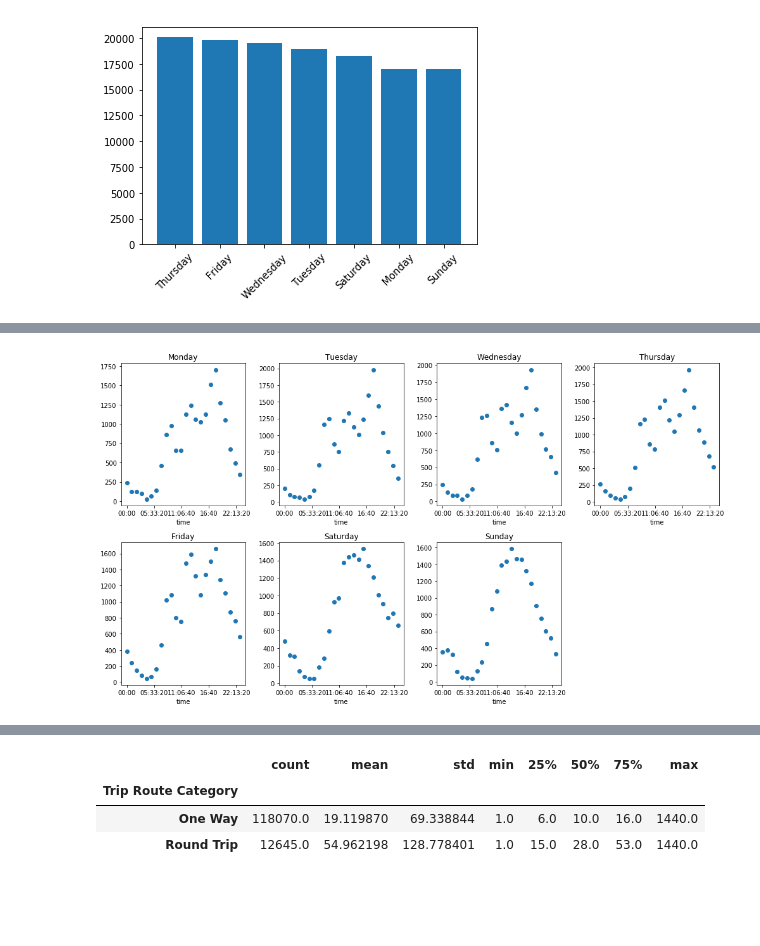
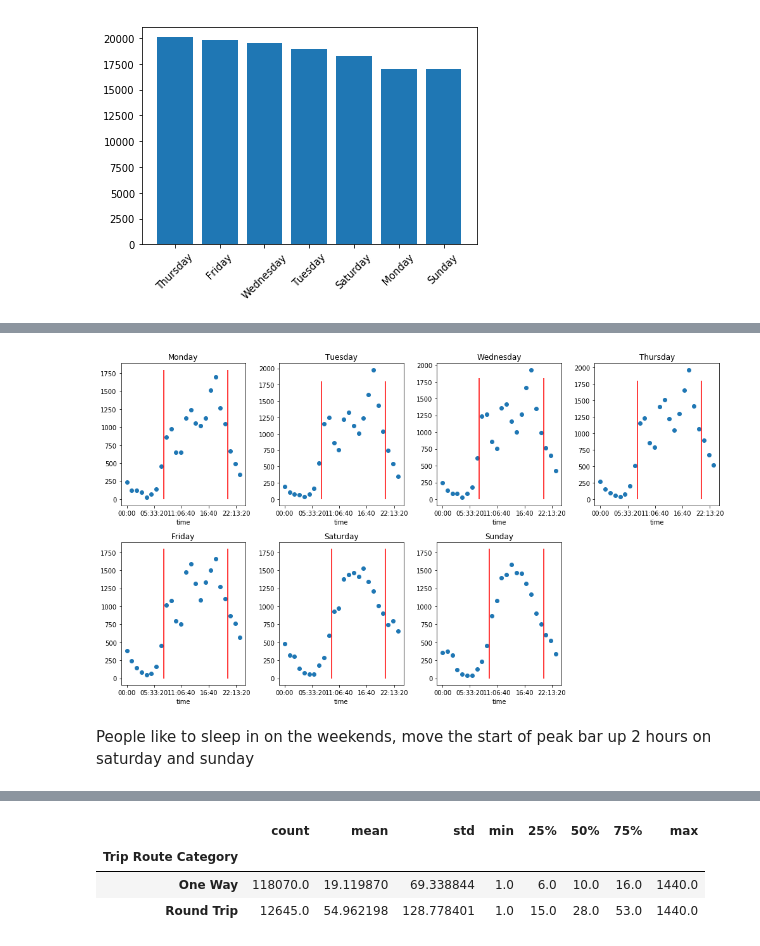
Before and after one commit to ktzioumis/LA-Bike-Share, a Jupyter notebook: student.ipynb, the cells around one changed output, grey strips where cells are left out. Cells and saved outputs as stored; diff of their text form; code cells hidden in the pictures; blank space fills up the shorter version.

```diff
--- a/student.ipynb
+++ b/student.ipynb
@@ -515,10 +525,28 @@ plt.show()
-# %%
-plt.figure(figsize=(14,8))
-days=['Monday','Tuesday','Wednesday','Thursday','Friday','Saturday','Sunday']
-for i in range(len(days)):
-    plt.subplot(2,4,i+1)
-    plt.scatter(df.loc[df['Start Day'] == days[i]]['Time Only'].value_counts().index,df.loc[df['Start Day'] == days[i]]['Time Only'].value_counts().values)
-    plt.title(days[i])
-plt.tight_layout()
-# %% [output]
-[figure, removed]
+# %%
+plt.figure(figsize=(14,8))
+days=['Monday','Tuesday','Wednesday','Thursday','Friday']
+for i in range(len(days)):
+    plt.subplot(2,4,i+1)
+    plt.scatter(df.loc[df['Start Day'] == days[i]]['Time Only'].value_counts().index,df.loc[df['Start Day'] == days[i]]['Time Only'].value_counts().values)
+    plt.title(days[i])
+    plt.vlines(x='7:30:00',ymin=0,ymax=1800,color='red')
+    plt.vlines(x='20:30:00',ymin=0,ymax=1800,color='red')
+
+#Offset peak start by 2 hours for the weekend
+plt.subplot(2,4,6)
+plt.scatter(df.loc[df['Start Day'] == 'Saturday']['Time Only'].value_counts().index,df.loc[df['Start Day'] == 'Saturday']['Time Only'].value_counts().values)
+plt.title('Saturday')
+plt.vlines(x='9:30:00',ymin=0,ymax=1800,color='red')
+plt.vlines(x='20:30:00',ymin=0,ymax=1800,color='red')
+
+plt.subplot(2,4,7)
+plt.scatter(df.loc[df['Start Day'] == 'Sunday']['Time Only'].value_counts().index,df.loc[df['Start Day'] == 'Sunday']['Time Only'].value_counts().values)
+plt.title('Sunday')
+plt.vlines(x='9:30:00',ymin=0,ymax=1800,color='red')
+plt.vlines(x='20:30:00',ymin=0,ymax=1800,color='red')
+
+plt.tight_layout()
+# %% [output]
+[figure, added]
+# %% [markdown]
+People like to sleep in on the weekends, move the start of peak bar up 2 hours on saturday and sunday
```
Also changed, not shown: parts of 48 cells of this notebook.
